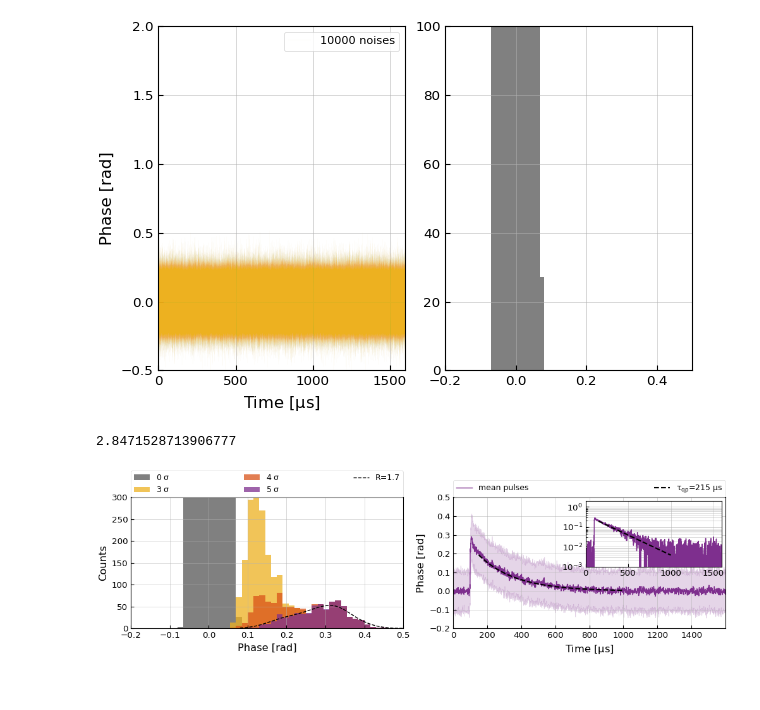
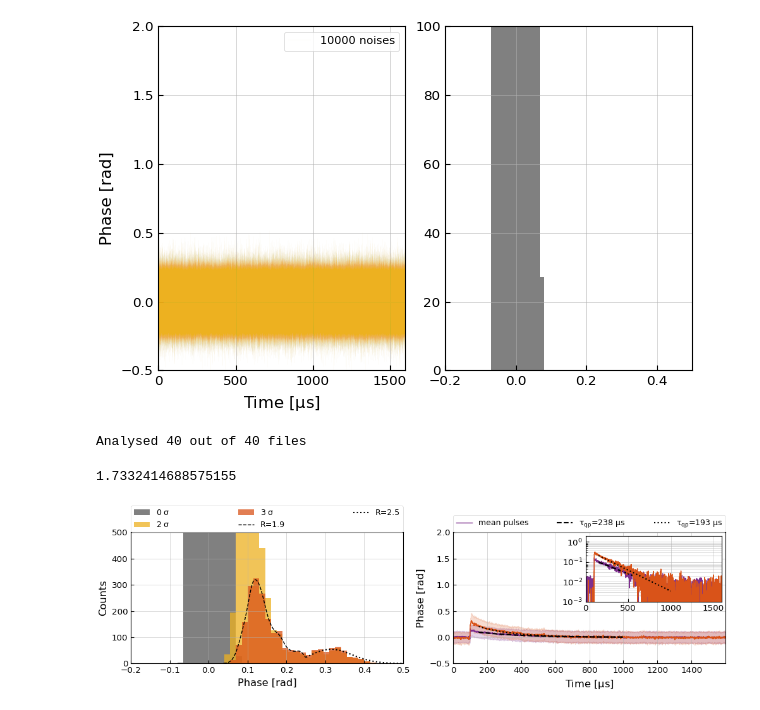
Before and after one commit to wilbertras/mir-kids, a Jupyter notebook: figures/resolving power 185um.ipynb, the cells around one changed output. Saved outputs shown, nothing was run; the diff lists cells and outputs as text; code cells hidden in the pictures.

```diff
--- a/figures/resolving power 185um.ipynb
+++ b/figures/resolving power 185um.ipynb
@@ -166,7 +176,7 @@ def get_pulses(pulse_files, ph, pp, pw, pw_offset, chuncksize, nr_chuncks, windo
     return pulses, single_idx, too_high_idx, single_locs
 # %%
 std = f.get_sigma(noise, exp_filter)
-nr_stds = [3,4,5]
+nr_stds = [2,3]
 H_opts = []
 nr_chuncks = [None, None, None, None]
 for i, nr_std in enumerate(nr_stds):
@@ -175,6 +185,8 @@ for i, nr_std in enumerate(nr_stds):
     pulses, _, _, _ = get_pulses(pulse_files, ph, pp, pw, pw_offset, 20, nr_chuncks[i], exp_filter)
     H_opt, R_sn, _, _ = f.optimal_filter(pulses, pulse_template, sff*1e6, 1, noise_psd)
     H_opts.append(H_opt)
+# %% [output]
+Analysed 40 out of 40 files
 # %%
 fig, axes = plt.subplot_mosaic('ab', constrained_layout=True, figsize=(10,3))
 ax = axes['a']
@@ -185,11 +197,11 @@ colors = ['y', 'o','p']
 for i, H_opt in enumerate(H_opts):
     _ = ax.hist(H_opt, bins=bins, facecolor=colors[i],alpha=.75, label='%d $\sigma$' % (nr_stds[i]))
 
-ax.set_ylim([0, 300])
+ax.set_ylim([0, 500])
 ax.set_xlim([-.2,.5])
 ax.set_ylabel('Counts')
 ax.set_xlabel('Phase [rad]')
-sel_idx = H_opt < 2
+sel_idx = H_opt < .25
 sel_H = H_opt[sel_idx]
 sel_pulses = pulses[sel_idx]
 mean_pulse = np.mean(sel_pulses, axis=0)
@@ -206,59 +218,67 @@ sel_H = sel_H[~outliers]
 
 ax = axes['b']
 t = np.arange(0, pw+pw_offset, 1)
 # ax.plot(t, sel_pulses.T, alpha=.1, lw=.1, c=colors[-1], label='_nolegend_')
 # ax.plot([], [], lw=1, c=colors[-1], label='6 $\sigma$ pulses', alpha=1)
 ax.plot(t, np.mean(sel_pulses, axis=0), c='p', label='mean pulses')
 ax.fill_between(t, mean_pulse - std_pulse, mean_pulse + std_pulse, color=colors[-1], alpha=.2)
 
 fit_tqp = [150,1000]
 tqp, _, popt = f.fit_decaytime(mean_pulse, pw, fit_tqp)
 tqp /= sff
 tqp_x = np.linspace(fit_tqp[0]/sff, fit_tqp[1]/sff, int((fit_tqp[1] - fit_tqp[0])))
 fit_x = np.arange(len(tqp_x))
 tqp_y = f.exp_decay(fit_x, *popt)
 ax.plot(tqp_x, tqp_y, c='k', ls='--', lw=1.5, label='$\\tau_{qp}$=%d $\mu$s' % tqp, zorder=3)
 
 ax_inset = inset_axes(ax, width="50%", height="50%", loc='upper right')
 ax_inset.semilogy(t, mean_pulse, c='p', label='mean pulse')
 ax_inset.semilogy(tqp_x, tqp_y, c='k', ls='--', lw=1.5)
 ax_inset.set_xlim([t[0], t[-1]])
 ax_inset.set_ylim([1e-3, 2])
 
-# ax = axes['a']
-# sel_idx = (H_opt < .8) & (H_opt >= .22)
-# sel_H = H_opt[sel_idx]
-# sel_pulses = pulses[sel_idx]
-# mean_pulse = np.mean(sel_pulses, axis=0)
-# std_pulse = np.std(sel_pulses, axis=0)
-# outliers = np.any(sel_pulses > (mean_pulse + 3*std_pulse), axis=1)
-# R_opt, pdf_y, pdf_x, _, _ = f.resolving_power(sel_H, binsize)
-# ax.plot(pdf_x, pdf_y, c='k', ls='-.', label='R=%.1f' % (R_opt))
-# ax.legend(bbox_to_anchor=(0., 1, 1., .102), loc='lower left',
-#         ncols=3, mode="expand", borderaxespad=0., fontsize=9)
-# sel_pulses = sel_pulses[~outliers]
-# mean_pulse = np.mean(sel_pulses, axis=0)
-# sel_H = sel_H[~outliers]
-
-# ax = axes['b']
-# ax.plot(t, sel_pulses.T, alpha=.1, lw=.1, c=colors[-1], label='_nolegend_')
-# ax.plot(t, mean_pulse, c='k')
-
-# tqp, _, popt = f.fit_decaytime(mean_pulse, pw, fit_tqp)
-# tqp_y = f.exp_decay(fit_x, *popt)
-# ax.plot(tqp_x, tqp_y, c='y', ls='-.', lw=1.5, label='$\\tau_{qp}$=%d $\mu$s' % tqp, zorder=3)
-# ax_inset.semilogy(t, mean_pulse, c='k')
-# ax_inset.semilogy(tqp_x, tqp_y, c='y', ls='-.', lw=1.5)
-# ax_inset.set_xlim([t[0], t[-1]])
-# ax_inset.set_ylim([1e-3, 2])
 ax.legend(bbox_to_anchor=(0., 1, 1., .102), loc='lower left',
         ncols=2, mode="expand", borderaxespad=0., fontsize=9)
 ax.set_xlim([t[0], t[-1]])
 ax.set_ylim([-.2, .5])
 ax.set_xlabel('Time [$\mu$s]')
 ax.set_ylabel('Phase [rad]')
-# plt.savefig('resolvinger power 185um.pdf')
+
+ax = axes['a']
+sel_idx = (H_opt >= .25)
+sel_H = H_opt[sel_idx]
+sel_pulses = pulses[sel_idx]
+mean_pulse = np.mean(sel_pulses, axis=0)
+std_pulse = np.std(sel_pulses, axis=0)
+outliers = np.any(sel_pulses > (mean_pulse + 3*std_pulse), axis=1)
+R_opt, pdf_y, pdf_x, _, _ = f.resolving_power(sel_H, binsize)
+ax.plot(pdf_x, pdf_y, c='k', ls=':', label='R=%.1f' % (R_opt), lw=1.5)
+ax.legend(bbox_to_anchor=(0., 1, 1., .102), loc='lower left',
+        ncols=3, mode="expand", borderaxespad=0., fontsize=9)
+sel_pulses = sel_pulses[~outliers]
+mean_pulse = np.mean(sel_pulses, axis=0)
+sel_H = sel_H[~outliers]
+
+ax = axes['b']
+# ax.plot(t, sel_pulses.T, alpha=.1, lw=.1, c=colors[-1], label='_nolegend_')
+ax.plot(t, mean_pulse, c='o')
+ax.fill_between(t, mean_pulse - std_pulse, mean_pulse + std_pulse, color='o', alpha=.2)
+
+tqp, dtqp, popt = f.fit_decaytime(mean_pulse, pw, fit_tqp)
+tqp_y = f.exp_decay(fit_x, *popt)
+ax.plot(tqp_x, tqp_y, c='k', ls=':', lw=1.5, label='$\\tau_{qp}$=%d $\mu$s' % (tqp), zorder=3)
+ax_inset.semilogy(t, mean_pulse, c='o')
+ax_inset.semilogy(tqp_x, tqp_y, c='k', ls=':', lw=1.5)
+ax_inset.set_xlim([t[0], t[-1]])
+ax_inset.set_ylim([1e-3, 2])
+ax.legend(bbox_to_anchor=(0., 1, 1., .102), loc='lower left',
+        ncols=3, mode="expand", borderaxespad=0., fontsize=9)
+ax.set_xlim([t[0], t[-1]])
+ax.set_ylim([-.5, 2])
+ax.set_xlabel('Time [$\mu$s]')
+ax.set_ylabel('Phase [rad]')
+# plt.savefig('resolving power 185um.pdf')
 print(R_sn)
 # %% [output]
-2.8471528713906777
+1.7332414688575155
-[figure, old version]
+[figure, new version]
```
Also changed, not shown: parts of 10 cells of this notebook, 46 other files.
